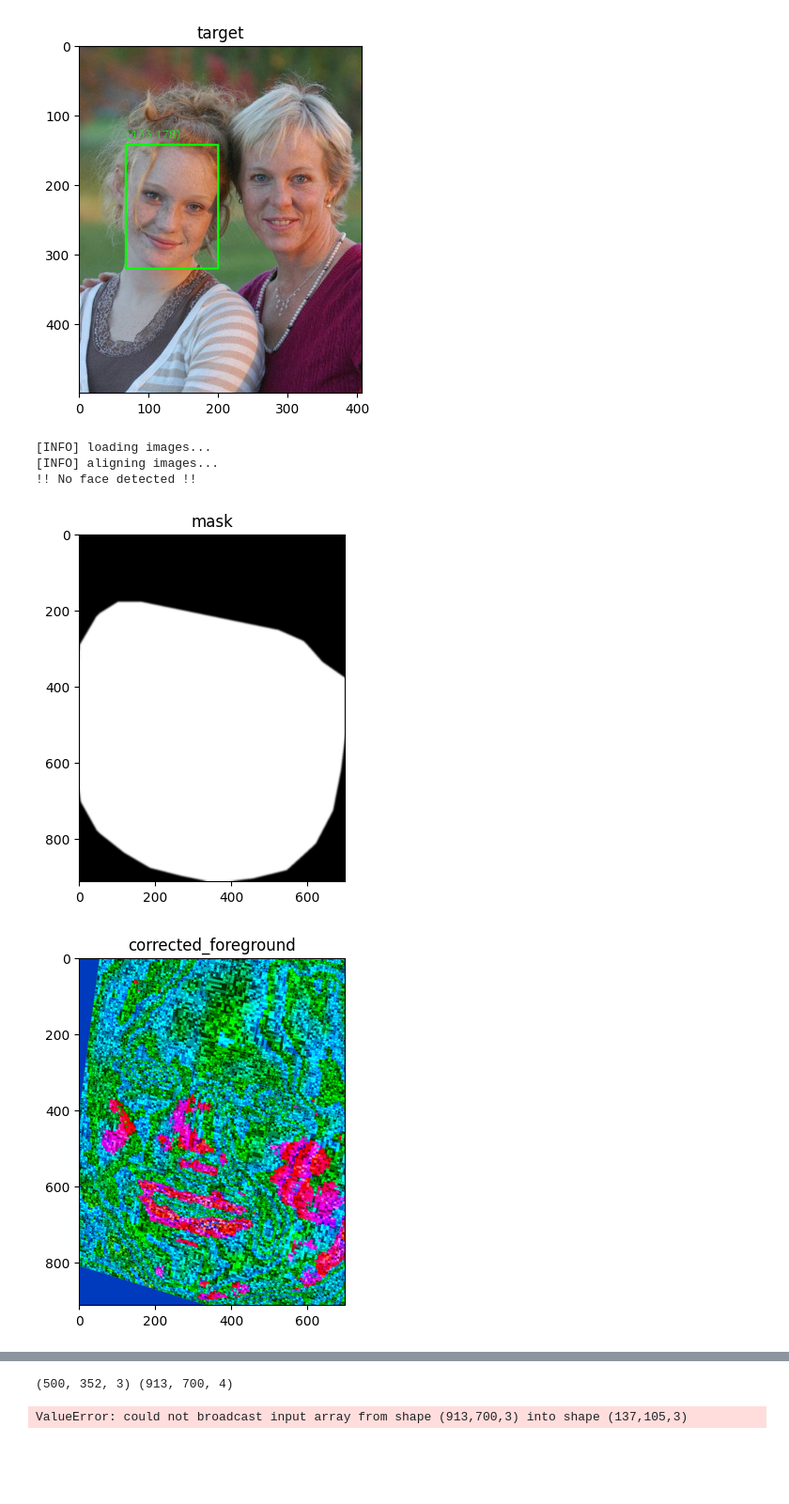
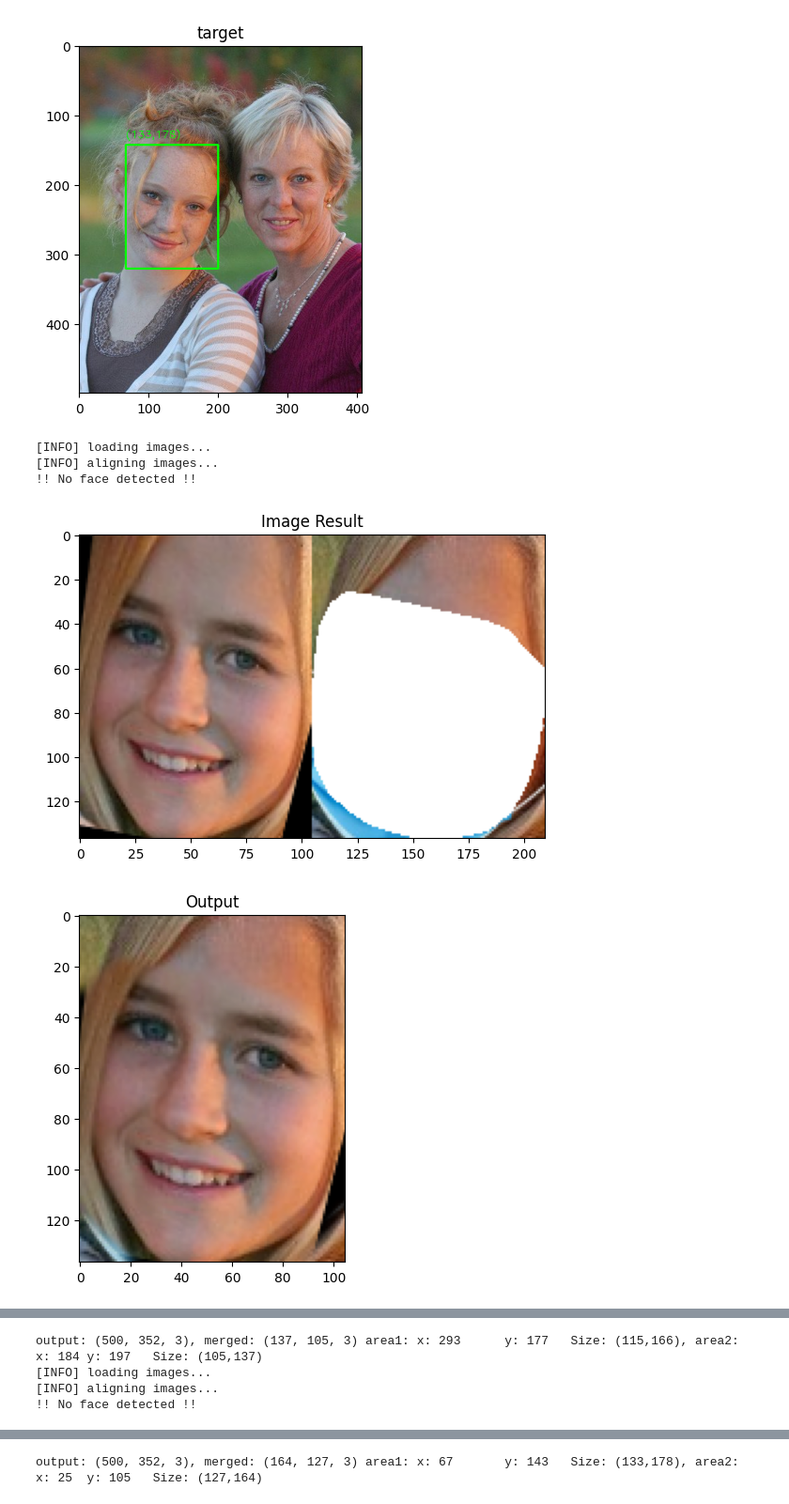
Before and after one commit to Henry-Loi/Mask-Removal-AI, a Jupyter notebook: image_registration.ipynb, the cells around one changed output, grey strips where cells are left out. Shown at 94% size. Drawn from its saved outputs; the diff is of its cells as text; code cells hidden in the pictures; blank space fills up the shorter version.

```diff
--- a/image_registration.ipynb
+++ b/image_registration.ipynb
@@ -151,7 +151,7 @@ class ImageRegistrar:
         #     corrected_foreground_lab[:, :, i] *=  color_correction_matrix[i]
         #     corrected_foreground_lab = corrected_foreground_lab.astype('uint8')
 
-        corrected_foreground = cv2.cvtColor(corrected_foreground_lab, cv2.COLOR_LAB2BGR)
+        corrected_foreground = cv2.cvtColor(corrected_foreground_lab, cv2.COLOR_LAB2RGB)
 
         # Create a mask of the foreground
         mask = np.zeros(foreground.shape[:2], np.uint8)
@@ -243,8 +243,8 @@ for masked_image, target_image in pairs:
 
 	# resize both the aligned and template images so we can easily
 	# visualize them on our screen
-	image = imutils.resize(image, width=700, height=700)
-	template = imutils.resize(template, width=700, height=700)
+	# image = imutils.resize(image, width=700, height=700)
+	# template = imutils.resize(template, width=700, height=700)
 
 	# align the images
 	image_registrar = ImageRegistrar(LandmarkExtractor("shape_predictor_68_face_landmarks.dat"))
@@ -252,35 +252,37 @@ for masked_image, target_image in pairs:
 	print("[INFO] aligning images...")
 	aligned = image_registrar.align_images(image, template, show=False)
 
 	# our first output visualization of the image alignment will be a
 	# side-by-side comparison of the output aligned image and the
 	# template
 
 	# our second image alignment visualization will be *overlaying* the
 	# aligned image on the template, that way we can obtain an idea of
 	# how good our image alignment is
 	mask = image_registrar.extract_face(template, aligned, with_line=False, show=False)
 
 	# plt_imshow("aligned", aligned)
 
-	merged = image_registrar.merge_images(template, aligned, mask, show_result=True)
+	merged = image_registrar.merge_images(template, aligned, mask, show_result=False)
 
 	stacked = np.hstack([aligned, template])
 
 	# show the two output image alignment visualizations
 	plt_imshow("Image Result", stacked)
 	plt_imshow("Output", merged)
 
 	# update the output image with the aligned image
 	plt_imshow("Output", output)
-	print(output.shape, merged.shape)
-	output[area2.y:area2.y+area2.height, area2.x:area2.x+area2.width] = cv2.cvtColor(merged, cv2.COLOR_RGBA2RGB)
+	merged = cv2.cvtColor(merged, cv2.COLOR_RGBA2RGB)
+	print(f"output: {output.shape}, merged: {merged.shape} area1: {area1}, area2: {area2}")
+	output[area2.y:area2.y+area2.height, area2.x:area2.x+area2.width] = merged
+	cv2.rectangle(output, (area2.x, area2.y), (area2.x+area2.width, area2.y+area2.height), (0, 255, 0), 2)
 
 # final output
 plt_imshow("Final Output", output)
 # %% [output]
 [INFO] loading images...
 [INFO] aligning images...
 !! No face detected !!
-[figure, old version]
+[figure, new version]
-[figure, old version]
+[figure, new version]
@@ -287,0 +290,4 @@ plt_imshow("Final Output", output)
+output: (500, 352, 3), merged: (137, 105, 3) area1: x: 293      y: 177   Size: (115,166), area2: x: 184 y: 197   Size: (105,137)
+[INFO] loading images...
+[INFO] aligning images...
+!! No face detected !!
@@ -291,2 +297 @@ plt_imshow("Final Output", output)
-(500, 352, 3) (913, 700, 4)
-ValueError: could not broadcast input array from shape (913,700,3) into shape (137,105,3)
+output: (500, 352, 3), merged: (164, 127, 3) area1: x: 67       y: 143   Size: (133,178), area2: x: 25  y: 105   Size: (127,164)
```
Also changed, not shown: parts of 1 cell of this notebook, 1 other file.
